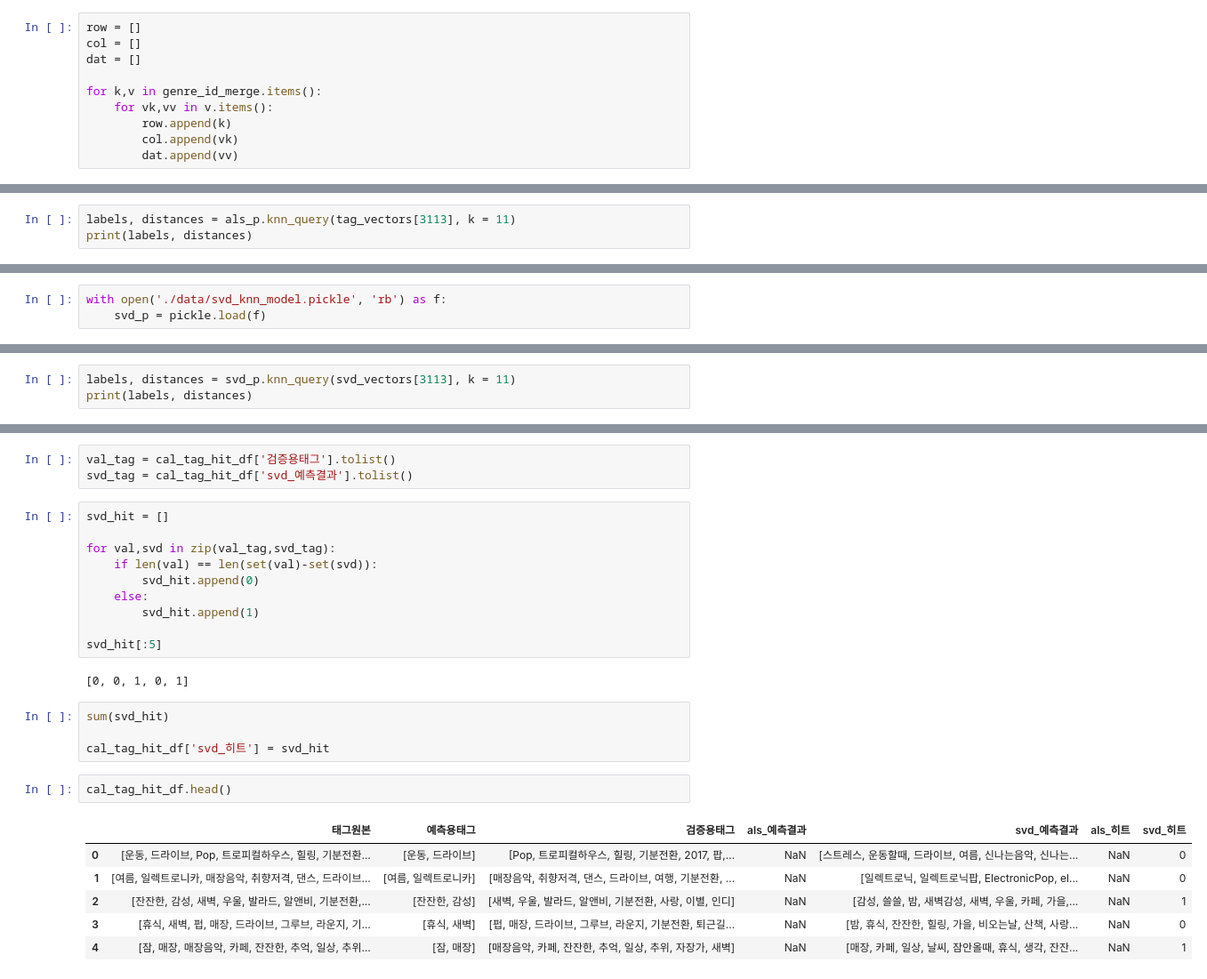
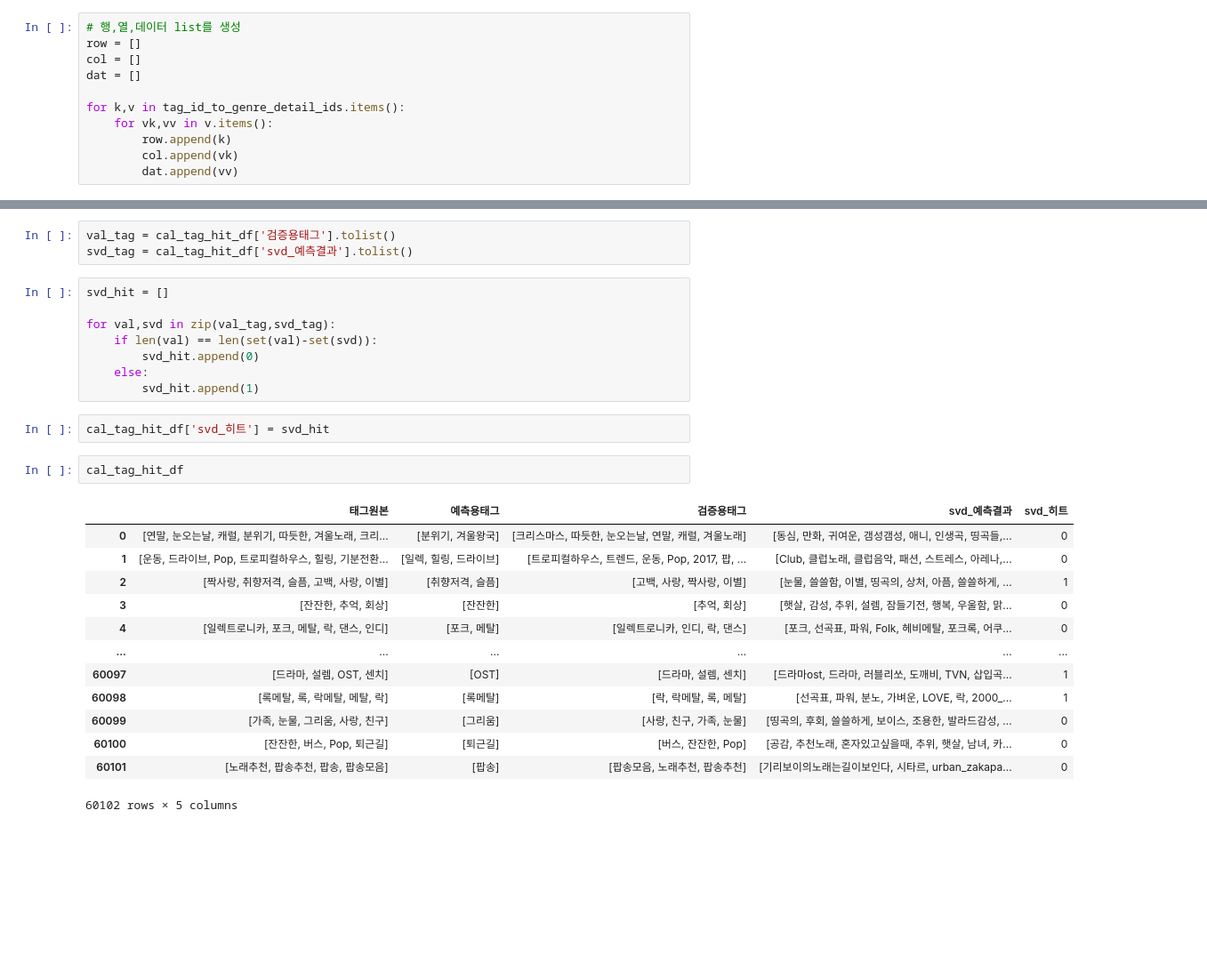
Before and after one commit to RecommendU/ForU, a Jupyter notebook: 정용재/Word Embeddings/16.멜론_여러가지_태그_임베딩과_평가메트릭.ipynb, the cells around one changed output, grey strips where cells are left out. Shown at 89% size. Saved outputs shown, nothing was run; the diff lists cells and outputs as text; blank space fills up the shorter version.

```diff
--- a/정용재/Word Embeddings/16.멜론_여러가지_태그_임베딩과_평가메트릭.ipynb
+++ b/정용재/Word Embeddings/16.멜론_여러가지_태그_임베딩과_평가메트릭.ipynb
@@ -278,9 +266,10 @@ genre_id_merge[25304]
 # %%
+# 행,열,데이터 list를 생성
 row = []
 col = []
 dat = []
 
-for k,v in genre_id_merge.items():
+for k,v in tag_id_to_genre_detail_ids.items():
     for vk,vv in v.items():
         row.append(k)
         col.append(vk)
@@ -326,3 +285,0 @@ als_p.add_items(tag_vectors,np.arange(data_len))
-# %%
-labels, distances = als_p.knn_query(tag_vectors[3113], k = 11)
-print(labels, distances)
@@ -370,5 +310,2 @@ with open('./data/svd_knn_model.pickle', 'wb') as f:
 with open('./data/svd_tag_vectors.pickle', 'wb') as f:
     pickle.dump(svd_vectors,f)
-# %%
-with open('./data/svd_knn_model.pickle', 'rb') as f:
-    svd_p = pickle.load(f)
@@ -382,3 +311,0 @@ tag_to_id['백예린'] , tag_to_id['아이유']
-# %%
-labels, distances = svd_p.knn_query(svd_vectors[3113], k = 11)
-print(labels, distances)
@@ -436,23 +347,24 @@ for val,svd in zip(val_tag,svd_tag):
         svd_hit.append(0)
     else:
         svd_hit.append(1)
-
-svd_hit[:5]
-# %% [output]
-[0, 0, 1, 0, 1]
 # %%
-sum(svd_hit)
-
 cal_tag_hit_df['svd_히트'] = svd_hit
 # %%
-cal_tag_hit_df.head()
+cal_tag_hit_df
 # %% [output]
-|  | 태그원본 | 예측용태그 | 검증용태그 | als_예측결과 | svd_예측결과 | als_히트 | svd_히트 |
-| 0 | [운동, 드라이브, Pop, 트로피컬하우스, 힐링, 기분전환... | [운동, 드라이브] | [Pop, 트로피컬하우스, 힐링, 기분전환, 2017, 팝,... | NaN | [스트레스, 운동할때, 드라이브, 여름, 신나는음악, 신나는... | NaN | 0 |
-| 1 | [여름, 일렉트로니카, 매장음악, 취향저격, 댄스, 드라이브... | [여름, 일렉트로니카] | [매장음악, 취향저격, 댄스, 드라이브, 여행, 기분전환, ... | NaN | [일렉트로닉, 일렉트로닉팝, ElectronicPop, el... | NaN | 0 |
-| 2 | [잔잔한, 감성, 새벽, 우울, 발라드, 알앤비, 기분전환,... | [잔잔한, 감성] | [새벽, 우울, 발라드, 알앤비, 기분전환, 사랑, 이별, 인디] | NaN | [감성, 쓸쓸, 밤, 새벽감성, 새벽, 우울, 카페, 가을,... | NaN | 1 |
-| 3 | [휴식, 새벽, 펍, 매장, 드라이브, 그루브, 라운지, 기... | [휴식, 새벽] | [펍, 매장, 드라이브, 그루브, 라운지, 기분전환, 퇴근길... | NaN | [밤, 휴식, 잔잔한, 힐링, 가을, 비오는날, 산책, 사랑... | NaN | 0 |
-| 4 | [잠, 매장, 매장음악, 카페, 잔잔한, 추억, 일상, 추위... | [잠, 매장] | [매장음악, 카페, 잔잔한, 추억, 일상, 추위, 자장가, 새벽] | NaN | [매장, 카페, 일상, 날씨, 잠안올때, 휴식, 생각, 잔잔... | NaN | 1 |
+|  | 태그원본 | 예측용태그 | 검증용태그 | svd_예측결과 | svd_히트 |
+| 0 | [연말, 눈오는날, 캐럴, 분위기, 따듯한, 겨울노래, 크리... | [분위기, 겨울왕국] | [크리스마스, 따듯한, 눈오는날, 연말, 캐럴, 겨울노래] | [동심, 만화, 귀여운, 갬성갬성, 애니, 인생곡, 띵곡들,... | 0 |
+| 1 | [운동, 드라이브, Pop, 트로피컬하우스, 힐링, 기분전환... | [일렉, 힐링, 드라이브] | [트로피컬하우스, 트렌드, 운동, Pop, 2017, 팝, ... | [Club, 클럽노래, 클럽음악, 패션, 스트레스, 아레나,... | 0 |
+| 2 | [짝사랑, 취향저격, 슬픔, 고백, 사랑, 이별] | [취향저격, 슬픔] | [고백, 사랑, 짝사랑, 이별] | [눈물, 쓸쓸함, 이별, 띵곡의, 상처, 아픔, 쓸쓸하게, ... | 1 |
+| 3 | [잔잔한, 추억, 회상] | [잔잔한] | [추억, 회상] | [햇살, 감성, 추위, 설렘, 잠들기전, 행복, 우울함, 맑... | 0 |
+| 4 | [일렉트로니카, 포크, 메탈, 락, 댄스, 인디] | [포크, 메탈] | [일렉트로니카, 인디, 락, 댄스] | [포크, 선곡표, 파워, Folk, 헤비메탈, 포크록, 어쿠... | 0 |
+| ... | ... | ... | ... | ... | ... |
+| 60097 | [드라마, 설렘, OST, 센치] | [OST] | [드라마, 설렘, 센치] | [드라마ost, 드라마, 러블리쏘, 도깨비, TVN, 삽입곡... | 1 |
+| 60098 | [록메탈, 록, 락메탈, 메탈, 락] | [록메탈] | [락, 락메탈, 록, 메탈] | [선곡표, 파워, 분노, 가벼운, LOVE, 락, 2000_... | 1 |
+| 60099 | [가족, 눈물, 그리움, 사랑, 친구] | [그리움] | [사랑, 친구, 가족, 눈물] | [띵곡의, 후회, 쓸쓸하게, 보이스, 조용한, 발라드감성, ... | 0 |
+| 60100 | [잔잔한, 버스, Pop, 퇴근길] | [퇴근길] | [버스, 잔잔한, Pop] | [공감, 추천노래, 혼자있고싶을때, 추위, 햇살, 남녀, 카... | 0 |
+| 60101 | [노래추천, 팝송추천, 팝송, 팝송모음] | [팝송] | [팝송모음, 노래추천, 팝송추천] | [기리보이의노래는길이보인다, 시타르, urban_zakapa... | 0 |
+60102 rows × 5 columns
 # %%
 sum(svd_hit)/len(svd_hit)
 # %% [output]
```
Also changed, not shown: parts of 82 cells of this notebook.
